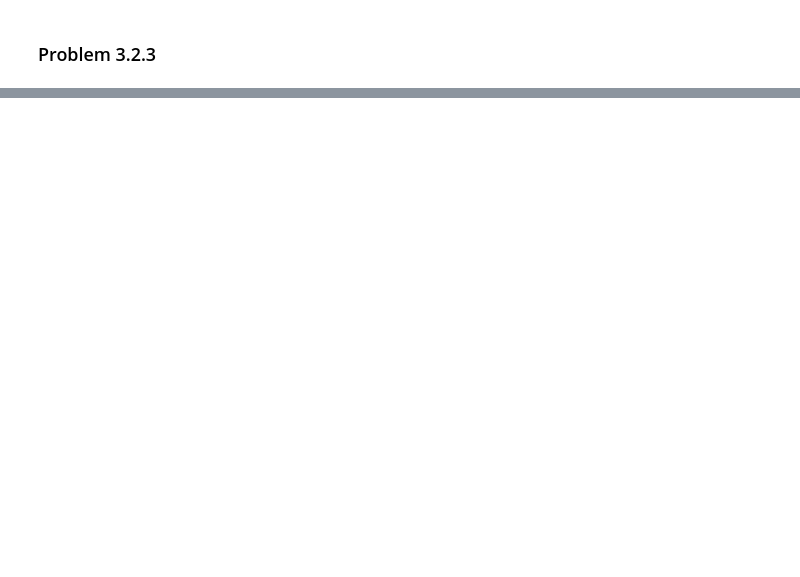
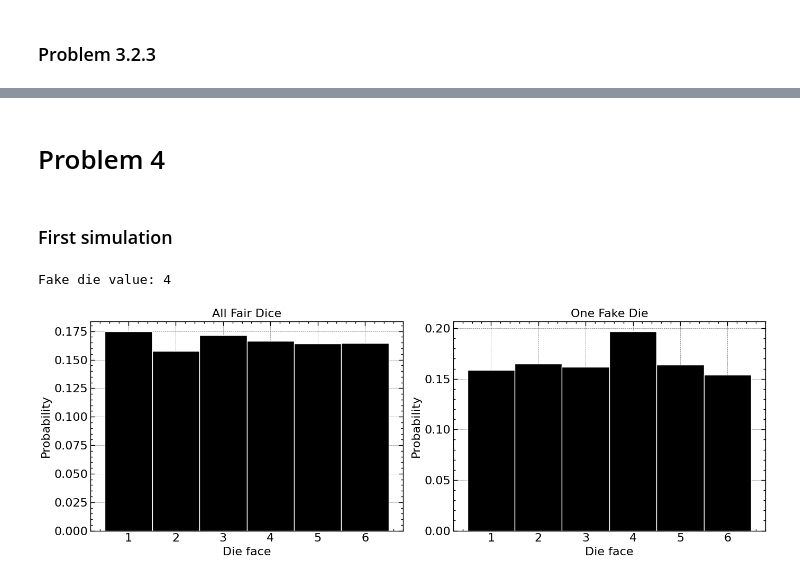
Before and after one commit to tobiassanta/AppStat2025, a Jupyter notebook: Problem Set/Problem Set.ipynb, the cells around one changed output, grey strips where cells are left out. Cells and saved outputs as stored; diff of their text form; code cells hidden in the pictures; blank space fills up the shorter version.

```diff
--- a/Problem Set/Problem Set.ipynb
+++ b/Problem Set/Problem Set.ipynb
@@ -743,0 +795,78 @@ plt.show()
+# %% [markdown]
+# Problem 4
+# %% [markdown]
+### First simulation
+# %%
+import numpy as np
+import matplotlib.pyplot as plt
+
+# Parameters
+N_rolls = 200
+N_dice  = 25
+
+# -------------------------------
+# Case 1: All fair dice
+# -------------------------------
+rolls_fair   = np.random.randint(1, 7, size=(N_rolls, N_dice))
+results_fair = rolls_fair.flatten()
+
+# -------------------------------
+# Case 2: One fake die
+# -------------------------------
+fake_value = np.random.randint(1, 7)
+print("Fake die value:", fake_value)
+
+results_fake = []
+
+for _ in range(N_rolls):
+    fair_dice = np.random.randint(1, 7, size=N_dice - 1)
+    box_roll  = np.append(fair_dice, fake_value)
+    results_fake.extend(box_roll)
+
+results_fake = np.array(results_fake)
+
+# -------------------------------
+# Common binning (same logic as push-up problem)
+# -------------------------------
+d_faces = np.diff(np.unique(results_fair)).min()
+
+left_of_first_bin = results_fair.min() - d_faces / 2
+right_of_last_bin = results_fair.max() + d_faces / 2
+
+bins_faces = np.arange(left_of_first_bin,
+                        right_of_last_bin + d_faces,
+                        d_faces)
+
+# -------------------------------
+# Plot
+# -------------------------------
+plt.figure(figsize=(14,5))
+
+plt.subplot(1,2,1)
+plt.hist(results_fair,
+         bins=bins_faces,
+         density=True,
+         edgecolor='white',
+         color='black')
+plt.title('All Fair Dice')
+plt.xlabel('Die face')
+plt.ylabel('Probability')
+plt.grid(axis='y', linestyle='--', alpha=0.5)
+
+plt.subplot(1,2,2)
+plt.hist(results_fake,
+         bins=bins_faces,
+         density=True,
+         edgecolor='white',
+         color='black')
+plt.title('One Fake Die')
+plt.xlabel('Die face')
+plt.ylabel('Probability')
+plt.grid(axis='y', linestyle='--', alpha=0.5)
+
+plt.tight_layout()
+plt.savefig('Problem_4.1.1_dice_two_cases.png', dpi=300)
+plt.show()
+# %% [output]
+Fake die value: 4
+[figure, added]
```
Also changed, not shown: parts of 27 cells of this notebook.
